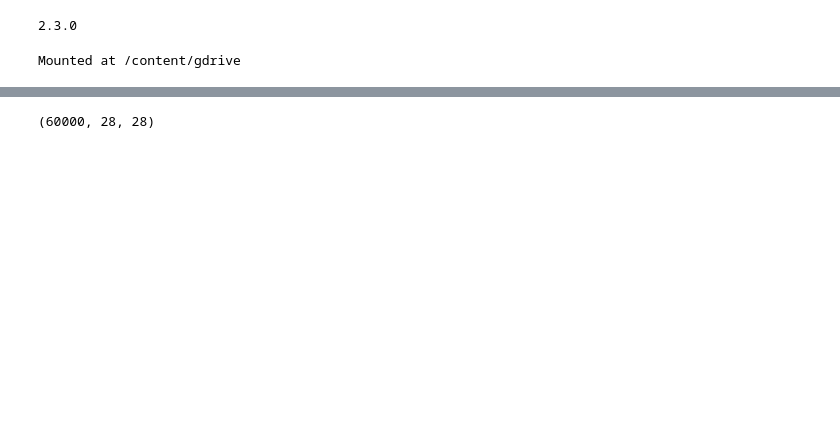
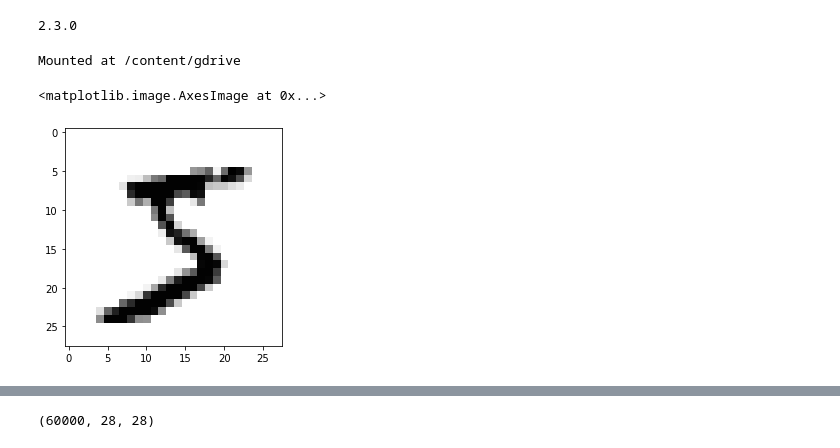
Before and after one commit to rajeshvalluri/MNIST_TF, a Jupyter notebook: MNIST_TF.ipynb, the cells around one changed output, grey strips where cells are left out. Cells and saved outputs as stored; diff of their text form; code cells hidden in the pictures; blank space fills up the shorter version.

```diff
--- a/MNIST_TF.ipynb
+++ b/MNIST_TF.ipynb
@@ -37,4 +39,10 @@ for rows in data_list:
   y_train.append(int(rows.split(',')[0]))
+# %%
+#print(X_train[0])
+plt.pyplot.imshow(X_train[0],cmap='Greys',interpolation='None')
+# %% [output]
+<matplotlib.image.AxesImage at 0x...>
+[figure, added]
 # %%
 #Check a couple of images and their corresponding labels.
 X_train = np.array(X_train)/255.0 + 0.01#scaling input data to be between 0 and 1
```
Also changed, not shown: parts of 10 cells of this notebook.
